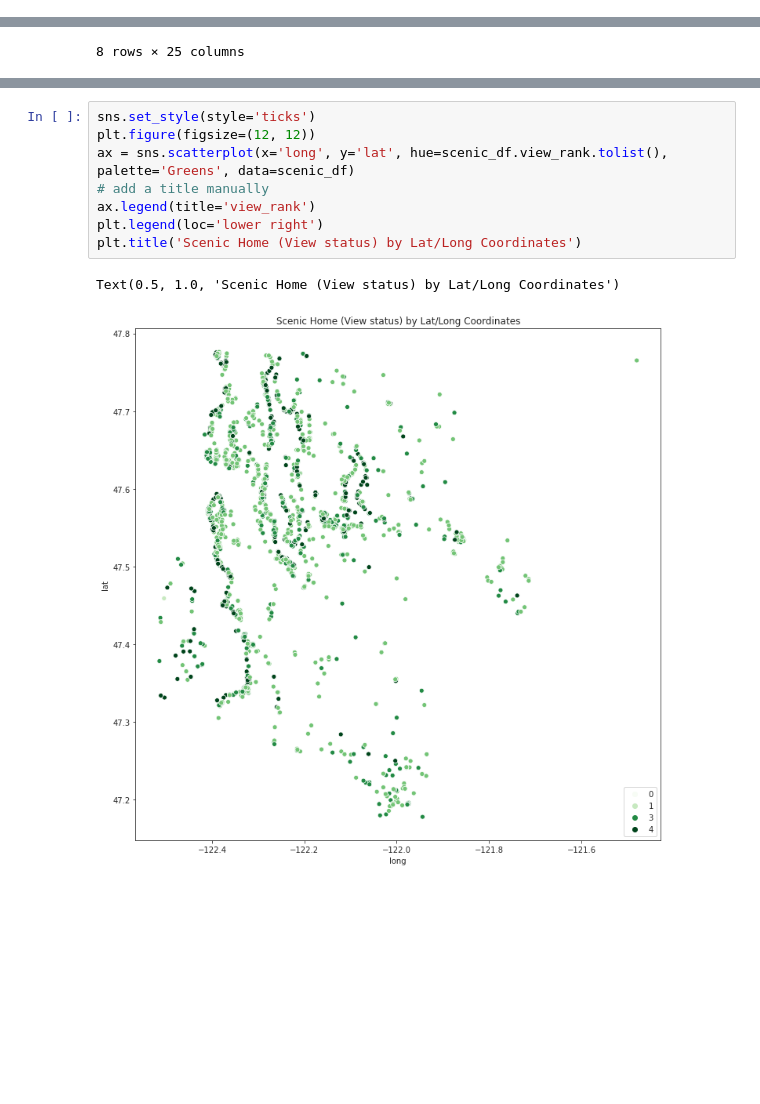
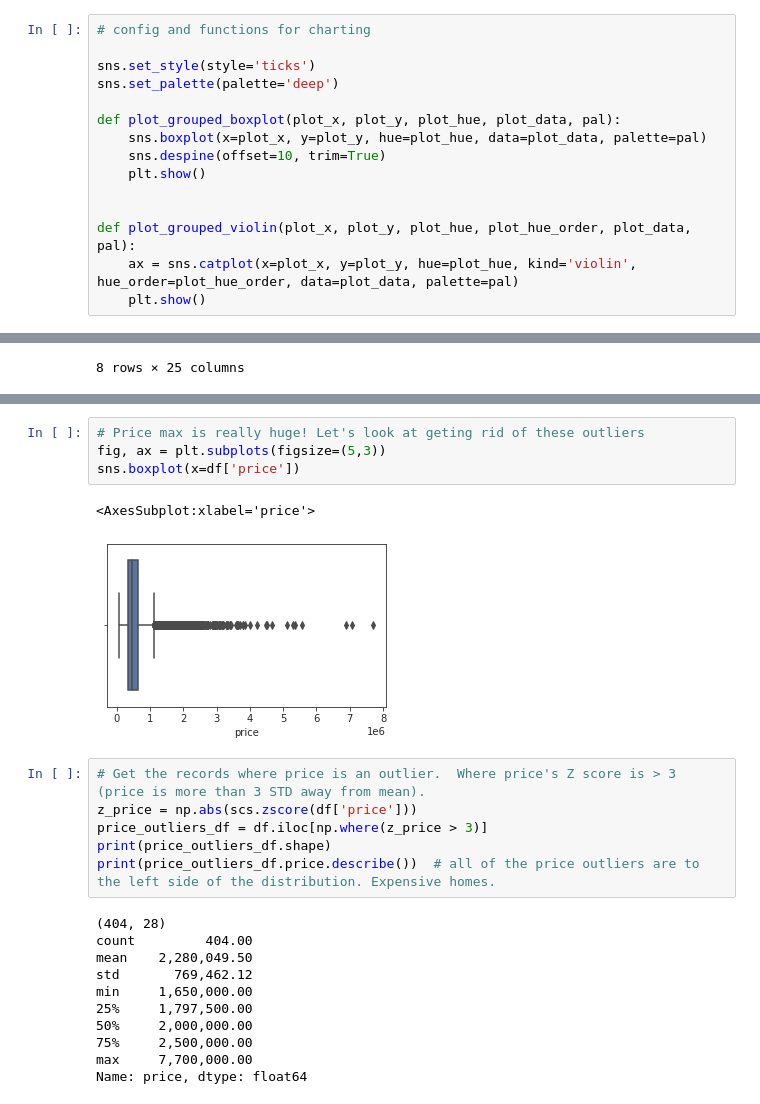
Before and after one commit to lspope/dsc-phase-2-project-online, a Jupyter notebook: notebooks/general_eda.ipynb, the cells around one changed output, grey strips where cells are left out. Saved outputs shown, nothing was run; the diff lists cells and outputs as text; blank space fills up the shorter version.

```diff
--- a/notebooks/general_eda.ipynb
+++ b/notebooks/general_eda.ipynb
@@ -14,4 +14,19 @@ import seaborn as sns
 
 # set up pandas to display floats in a more human friendly way
 pd.options.display.float_format = '{:,.2f}'.format
+# %%
+# config and functions for charting
+
+sns.set_style(style='ticks')
+sns.set_palette(palette='deep')
+
+def plot_grouped_boxplot(plot_x, plot_y, plot_hue, plot_data, pal):
+    sns.boxplot(x=plot_x, y=plot_y, hue=plot_hue, data=plot_data, palette=pal)
+    sns.despine(offset=10, trim=True)
+    plt.show()
+
+
+def plot_grouped_violin(plot_x, plot_y, plot_hue, plot_hue_order, plot_data, pal):
+    ax = sns.catplot(x=plot_x, y=plot_y, hue=plot_hue, kind='violin', hue_order=plot_hue_order, data=plot_data, palette=pal)
+    plt.show()
 # %%
@@ -286,11 +99,24 @@ Text(0.5, 1.0, 'Scenic Home (Waterfront status) by Lat/Long Coordinates')
-# %%
-sns.set_style(style='ticks')
-plt.figure(figsize=(12, 12))
-ax = sns.scatterplot(x='long', y='lat', hue=scenic_df.view_rank.tolist(), palette='Greens', data=scenic_df)
-# add a title manually
-ax.legend(title='view_rank')
-plt.legend(loc='lower right')
-plt.title('Scenic Home (View status) by Lat/Long Coordinates')
-# %% [output]
-Text(0.5, 1.0, 'Scenic Home (View status) by Lat/Long Coordinates')
-[figure, removed]
+# %%
+# Price max is really huge! Let's look at geting rid of these outliers
+fig, ax = plt.subplots(figsize=(5,3))
+sns.boxplot(x=df['price'])
+# %% [output]
+<AxesSubplot:xlabel='price'>
+[figure, added]
+# %%
+# Get the records where price is an outlier.  Where price's Z score is > 3 (price is more than 3 STD away from mean).
+z_price = np.abs(scs.zscore(df['price']))
+price_outliers_df = df.iloc[np.where(z_price > 3)]
+print(price_outliers_df.shape)
+print(price_outliers_df.price.describe())  # all of the price outliers are to the left side of the distribution. Expensive homes.
+# %% [output]
+(404, 28)
+count         404.00
+mean    2,280,049.50
+std       769,462.12
+min     1,650,000.00
+25%     1,797,500.00
+50%     2,000,000.00
+75%     2,500,000.00
+max     7,700,000.00
+Name: price, dtype: float64
```
Also changed, not shown: parts of 71 cells of this notebook, 7 other files.
